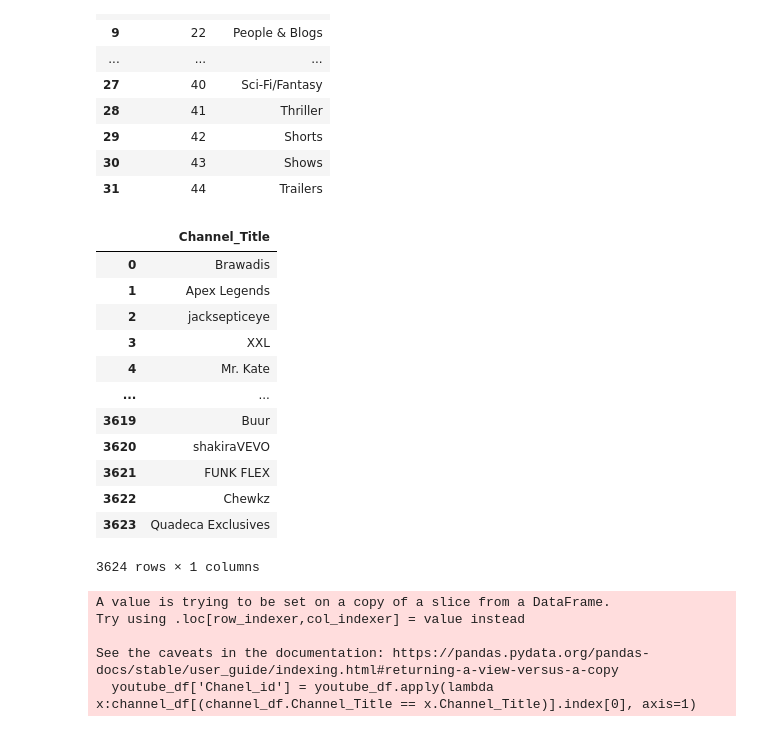
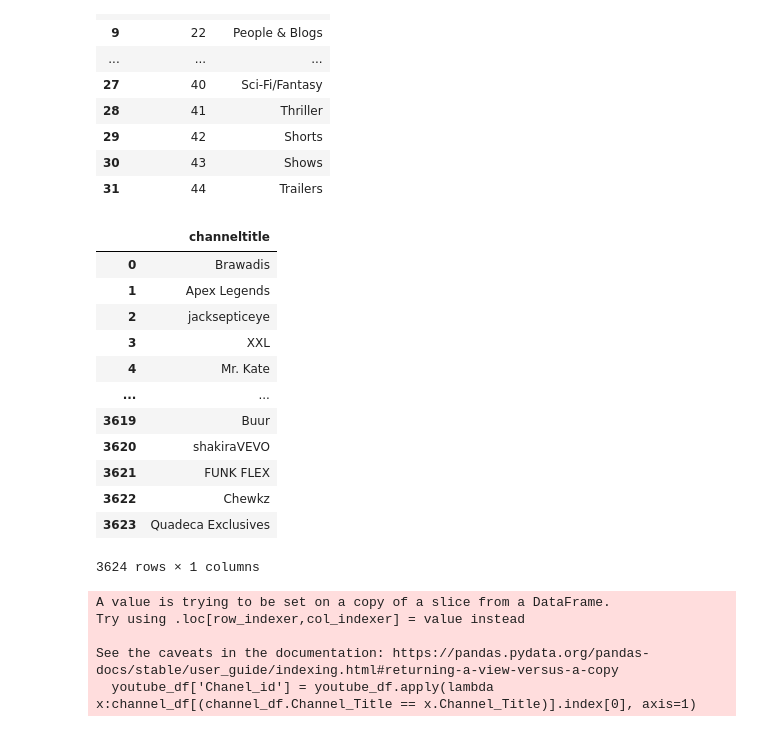
Before and after one commit to ichakrabarty/Grp_5---Youtube-Trending, a Jupyter notebook: main.sq.ipynb, the cells around one changed output. Cells and saved outputs as stored; diff of their text form; code cells hidden in the pictures.

```diff
--- a/main.sq.ipynb
+++ b/main.sq.ipynb
@@ -226,10 +226,10 @@ categories_df
 | 30 | 43 | Shows |
 | 31 | 44 | Trailers |
 # %%
-channel_df = youtube_df[['Channel_Title']].drop_duplicates(ignore_index=True)
+channel_df = youtube_df[['Channel_Title']].drop_duplicates(ignore_index=True).rename(columns= {'Channel_Title': 'channeltitle'})
 channel_df
 # %% [output]
-|  | Channel_Title |
+|  | channeltitle |
 | 0 | Brawadis |
 | 1 | Apex Legends |
 | 2 | jacksepticeye |
```
Also changed, not shown: parts of 5 cells of this notebook.
